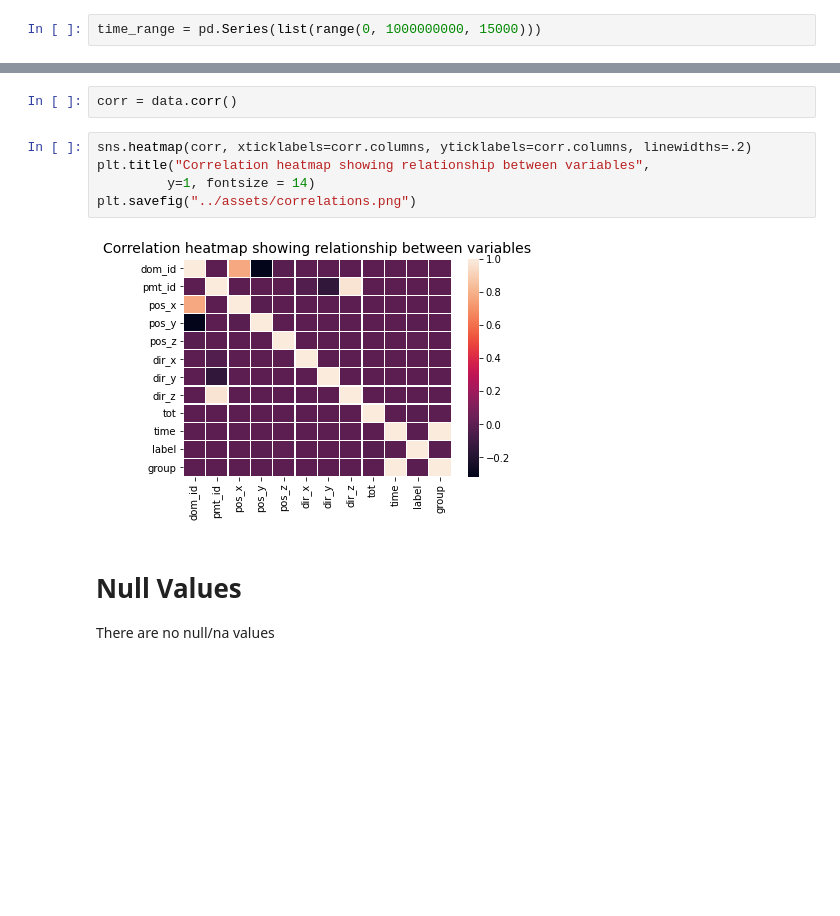
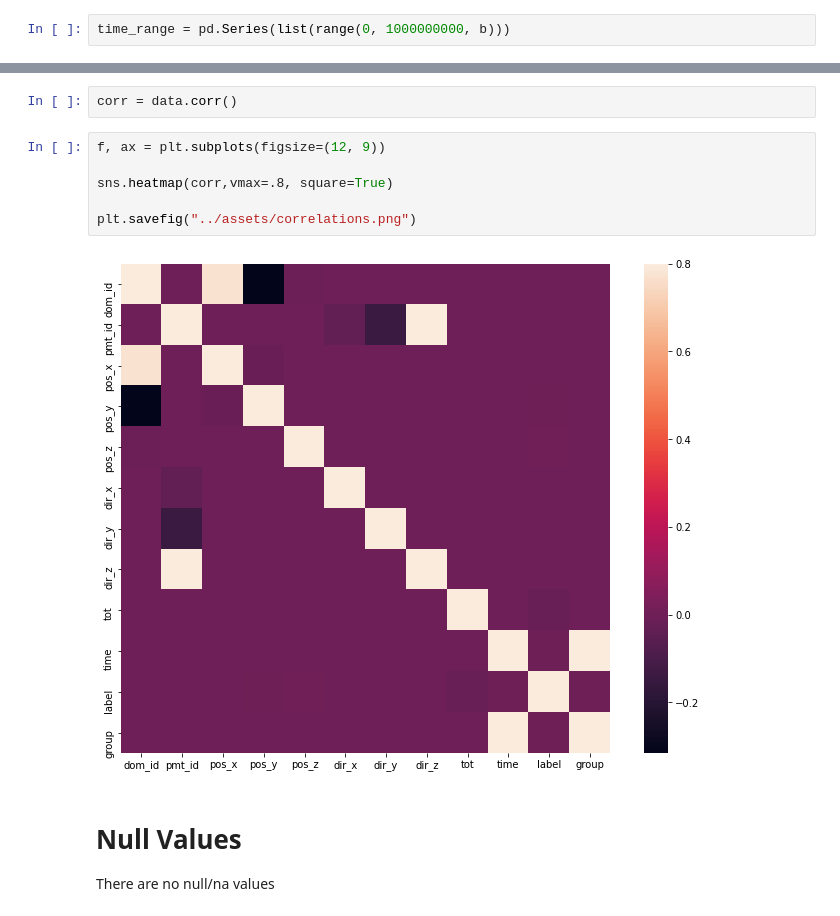
Before and after one commit to shrutirao94/km3net-neutrino-detection, a Jupyter notebook: notebooks/exploration.ipynb, the cells around one changed output, grey strips where cells are left out. Saved outputs shown, nothing was run; the diff lists cells and outputs as text; blank space fills up the shorter version.

Commit message:
Additional Code Added for New Plots

```diff
--- a/notebooks/exploration.ipynb
+++ b/notebooks/exploration.ipynb
@@ -31,7 +31,7 @@ data.head()
 
 In order to allow for better visualisations and explorations, the timeslices identified by 15000ns are identified. Attributes are binned into timeslice intervals and assigned a group number starting from 0.
 # %%
-time_range = pd.Series(list(range(0, 1000000000, 15000)))
+time_range = pd.Series(list(range(0, 1000000000, b)))
 # %%
 len(time_range)
 # %% [output]
@@ -57,12 +57,13 @@ data.describe()
 # %%
 corr = data.corr()
-# %%
-sns.heatmap(corr, xticklabels=corr.columns, yticklabels=corr.columns, linewidths=.2)
-plt.title("Correlation heatmap showing relationship between variables",
-         y=1, fontsize = 14)
-plt.savefig("../assets/correlations.png")
-# %% [output]
-[figure, removed]
+# %%
+f, ax = plt.subplots(figsize=(12, 9))
+
+sns.heatmap(corr,vmax=.8, square=True)
+
+plt.savefig("../assets/correlations.png")
+# %% [output]
+[figure, added]
 # %% [markdown]
 # Null Values
 
```
Also changed, not shown: parts of 40 cells of this notebook, 1 other file.
